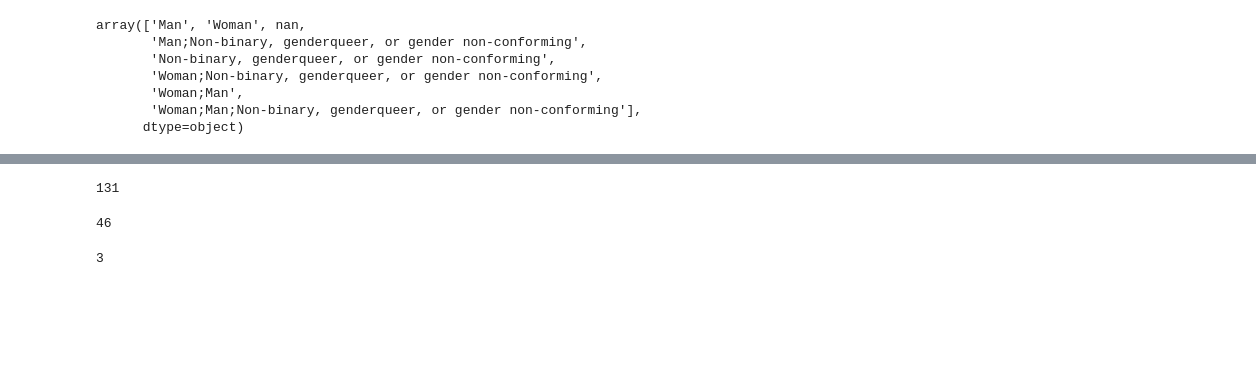
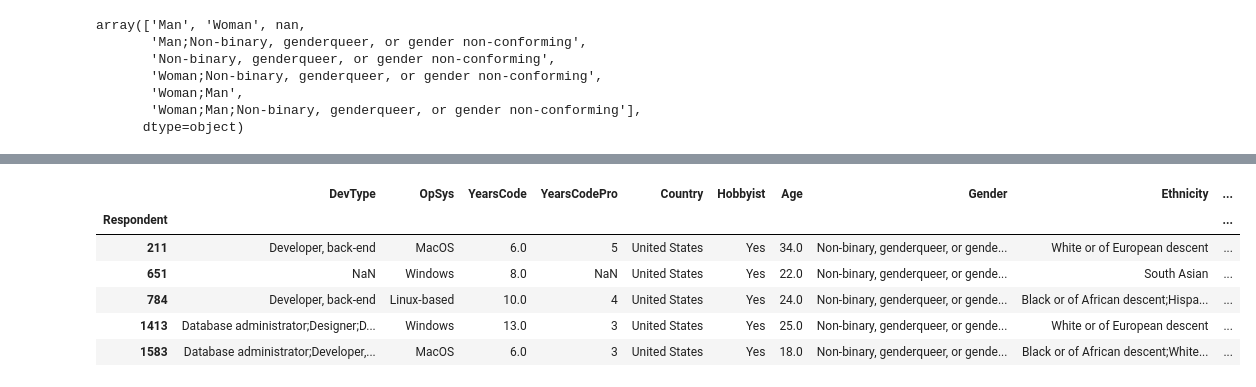
Before and after one commit to LisaHarrison08/stackOverflow_Survey, a Jupyter notebook: stackOverflow_survey.ipynb, the cells around one changed output, grey strips where cells are left out. Cells and saved outputs as stored; diff of their text form; code cells hidden in the pictures; blank space fills up the shorter version.

```diff
--- a/stackOverflow_survey.ipynb
+++ b/stackOverflow_survey.ipynb
@@ -80,12 +213,11 @@ len(stackO_US[stackO_US['Gender']=='Man;Non-binary, genderqueer, or gender non-c
 # %%
-len(stackO_US[stackO_US['Gender']=='Non-binary, genderqueer, or gender non-conforming'])
+lgbtq_US = stackO_US[stackO_US['Gender']=='Non-binary, genderqueer, or gender non-conforming']
+lgbtq_US.head()
 # %% [output]
-131
+|  | DevType | OpSys | YearsCode | YearsCodePro | Country | Hobbyist | Age | Gender | Ethnicity | ... |
+| Respondent |  |  |  |  |  |  |  |  |  | ... |
+| 211 | Developer, back-end | MacOS | 6.0 | 5 | United States | Yes | 34.0 | Non-binary, genderqueer, or gende... | White or of European descent | ... |
+| 651 | NaN | Windows | 8.0 | NaN | United States | Yes | 22.0 | Non-binary, genderqueer, or gende... | South Asian | ... |
+| 784 | Developer, back-end | Linux-based | 10.0 | 4 | United States | Yes | 24.0 | Non-binary, genderqueer, or gende... | Black or of African descent;Hispa... | ... |
+| 1413 | Database administrator;Designer;D... | Windows | 13.0 | 3 | United States | Yes | 25.0 | Non-binary, genderqueer, or gende... | White or of European descent | ... |
+| 1583 | Database administrator;Developer,... | MacOS | 6.0 | 3 | United States | Yes | 18.0 | Non-binary, genderqueer, or gende... | Black or of African descent;White... | ... |
-# %%
-len(stackO_US[stackO_US['Gender']=='Woman;Non-binary, genderqueer, or gender non-conforming'])
-# %% [output]
-46
-# %%
-len(stackO_US[stackO_US['Gender']=='Woman;Man;Non-binary, genderqueer, or gender non-conforming'])
-# %% [output]
-3
```
Also changed, not shown: parts of 15 cells of this notebook.
